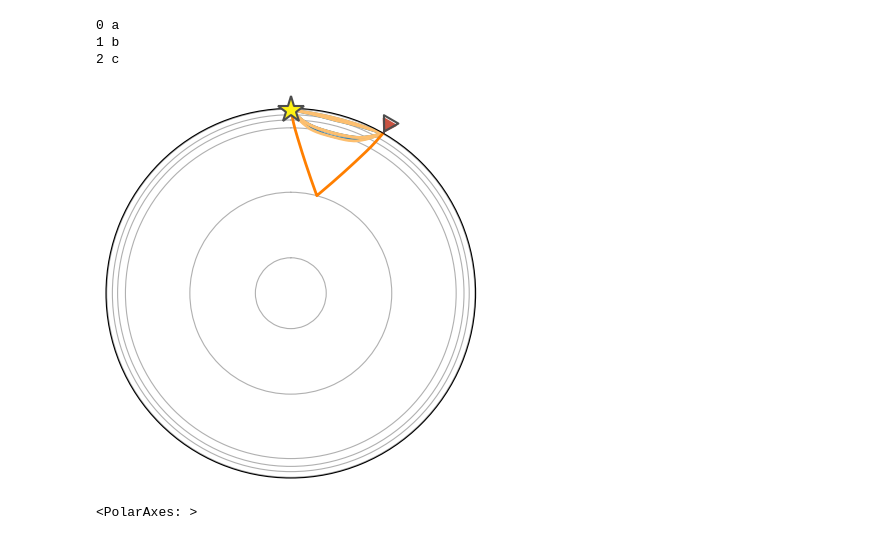
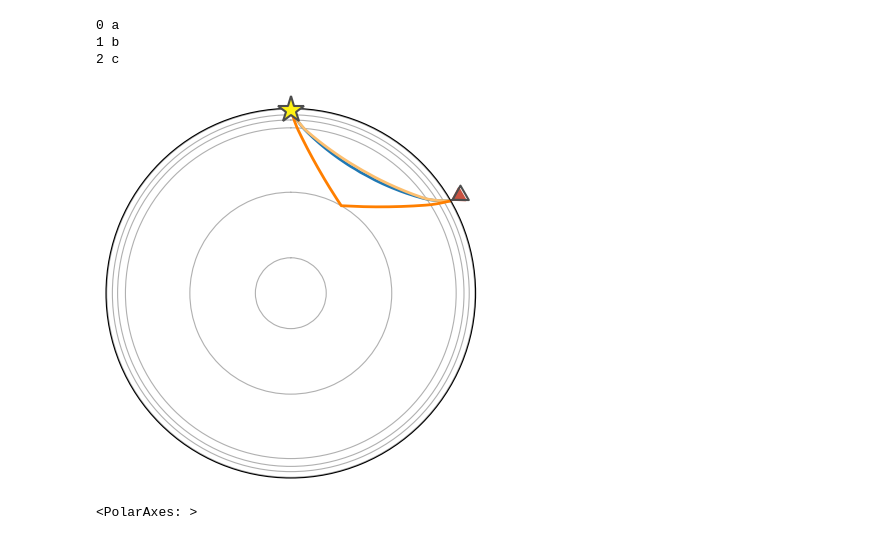
Before and after one commit to Jun1453/GLoBoTomo, a Jupyter notebook: raytracing.ipynb, the cells around one changed output. Drawn from its saved outputs; the diff is of its cells as text; code cells hidden in the pictures.

```diff
--- a/raytracing.ipynb
+++ b/raytracing.ipynb
@@ -29,8 +29,8 @@ for i, index in enumerate(foo):
 # %%
 from obspy.taup import TauPyModel
 velocity = TauPyModel(model="prem")
-arrivals = velocity.get_ray_paths(50, 30, ('P', 'S', 'ScS'))
+arrivals = velocity.get_ray_paths(50, 60, ('P', 'S', 'ScS'))
 arrivals.plot_rays()
 # %% [output]
-[figure, old version]
+[figure, new version]
 <PolarAxes: >
```
Also changed, not shown: parts of 26 cells of this notebook, 1 other file.
